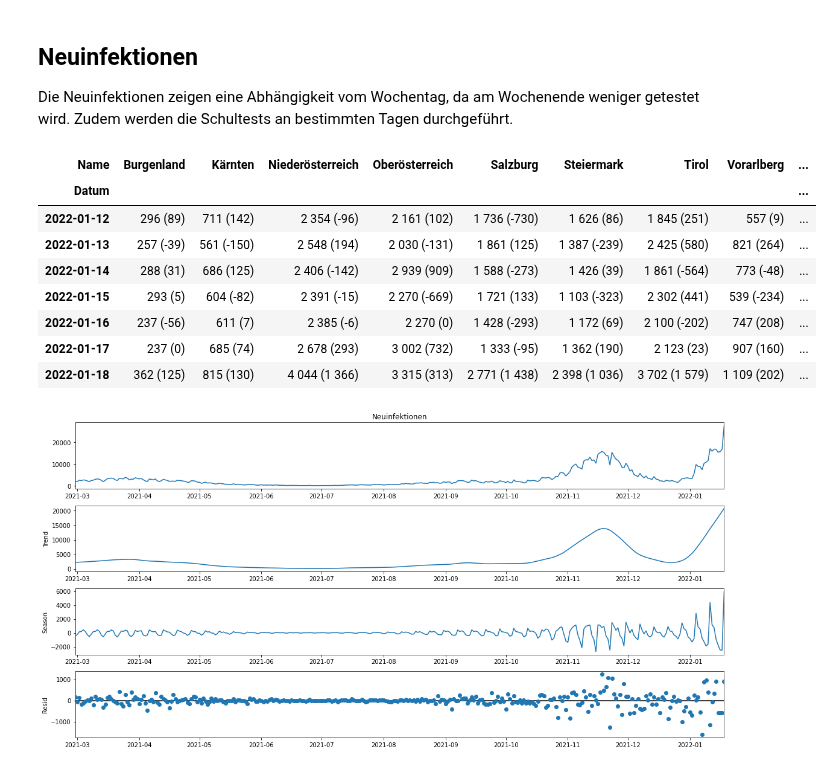
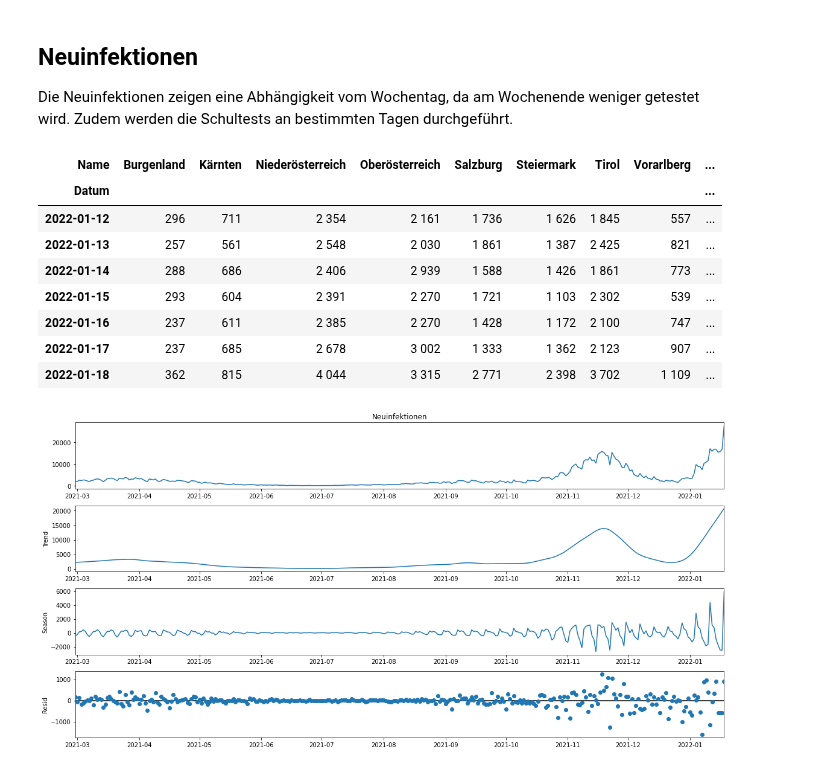
Before and after one commit to schletz/Pos5xhif, a Jupyter notebook: CovidAuswertung/covid_auswertung.ipynb, the cells around one changed output. Drawn from its saved outputs; the diff is of its cells as text; code cells hidden in the pictures.

```diff
--- a/CovidAuswertung/covid_auswertung.ipynb
+++ b/CovidAuswertung/covid_auswertung.ipynb
@@ -106,23 +105,22 @@ Die Neuinfektionen zeigen eine Abhängigkeit vom Wochentag, da am Wochenende wen
 # %%
 neuinfektionen = pd.DataFrame(
     {
         "Name": data.tail(7*10)["Name"],
         "Neuinfektionen": data.tail(7*10)["Neuinfektionen"],
-        "Diff": data.tail(8*10)["Neuinfektionen"].diff(periods=10).tail(7*10)
     }
 )
-neuinfektionen["NeuinfektionenPrint"] = neuinfektionen.apply(lambda x: f'{x.Neuinfektionen:,.0f} ({x.Diff:,.0f})'.replace(",", " "), axis=1)
+neuinfektionen["NeuinfektionenPrint"] = neuinfektionen.apply(lambda x: f'{x.Neuinfektionen:,.0f}'.replace(",", " "), axis=1)
 neuinfektionen.pivot(values="NeuinfektionenPrint", columns="Name")
 # %% [output]
 | Name | Burgenland | Kärnten | Niederösterreich | Oberösterreich | Salzburg | Steiermark | Tirol | Vorarlberg | ... |
 | Datum |  |  |  |  |  |  |  |  | ... |
-| 2022-01-12 | 296 (89) | 711 (142) | 2 354 (-96) | 2 161 (102) | 1 736 (-730) | 1 626 (86) | 1 845 (251) | 557 (9) | ... |
-| 2022-01-13 | 257 (-39) | 561 (-150) | 2 548 (194) | 2 030 (-131) | 1 861 (125) | 1 387 (-239) | 2 425 (580) | 821 (264) | ... |
-| 2022-01-14 | 288 (31) | 686 (125) | 2 406 (-142) | 2 939 (909) | 1 588 (-273) | 1 426 (39) | 1 861 (-564) | 773 (-48) | ... |
-| 2022-01-15 | 293 (5) | 604 (-82) | 2 391 (-15) | 2 270 (-669) | 1 721 (133) | 1 103 (-323) | 2 302 (441) | 539 (-234) | ... |
-| 2022-01-16 | 237 (-56) | 611 (7) | 2 385 (-6) | 2 270 (0) | 1 428 (-293) | 1 172 (69) | 2 100 (-202) | 747 (208) | ... |
-| 2022-01-17 | 237 (0) | 685 (74) | 2 678 (293) | 3 002 (732) | 1 333 (-95) | 1 362 (190) | 2 123 (23) | 907 (160) | ... |
-| 2022-01-18 | 362 (125) | 815 (130) | 4 044 (1 366) | 3 315 (313) | 2 771 (1 438) | 2 398 (1 036) | 3 702 (1 579) | 1 109 (202) | ... |
+| 2022-01-12 | 296 | 711 | 2 354 | 2 161 | 1 736 | 1 626 | 1 845 | 557 | ... |
+| 2022-01-13 | 257 | 561 | 2 548 | 2 030 | 1 861 | 1 387 | 2 425 | 821 | ... |
+| 2022-01-14 | 288 | 686 | 2 406 | 2 939 | 1 588 | 1 426 | 1 861 | 773 | ... |
+| 2022-01-15 | 293 | 604 | 2 391 | 2 270 | 1 721 | 1 103 | 2 302 | 539 | ... |
+| 2022-01-16 | 237 | 611 | 2 385 | 2 270 | 1 428 | 1 172 | 2 100 | 747 | ... |
+| 2022-01-17 | 237 | 685 | 2 678 | 3 002 | 1 333 | 1 362 | 2 123 | 907 | ... |
+| 2022-01-18 | 362 | 815 | 4 044 | 3 315 | 2 771 | 2 398 | 3 702 | 1 109 | ... |
 # %%
 decomposed = STL(data.loc[data["Name"] == "Österreich", "Neuinfektionen"], period=7).fit()
 plt.rc("figure", figsize=(16, 8))
```
Also changed, not shown: parts of 2 cells of this notebook.
